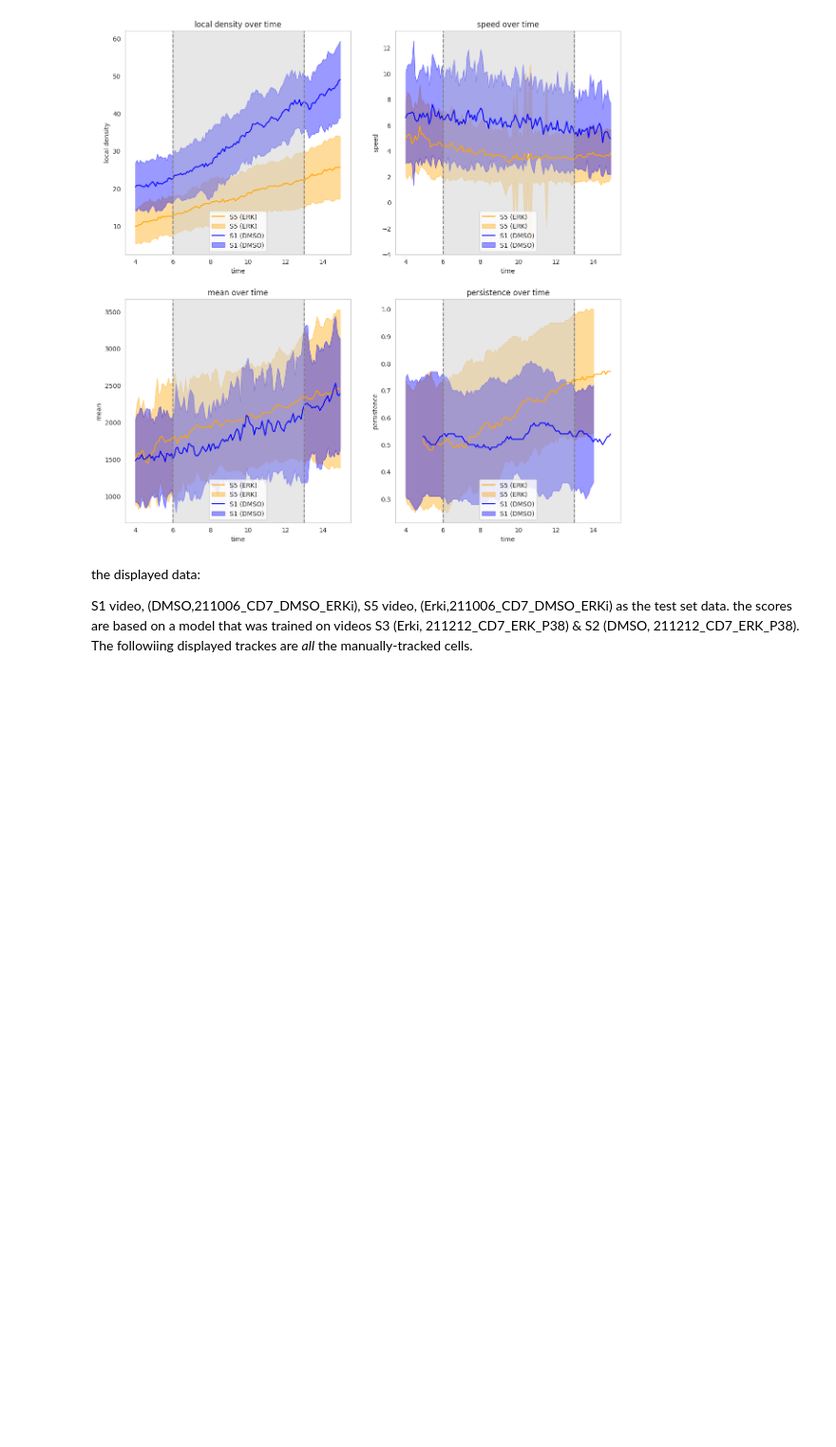
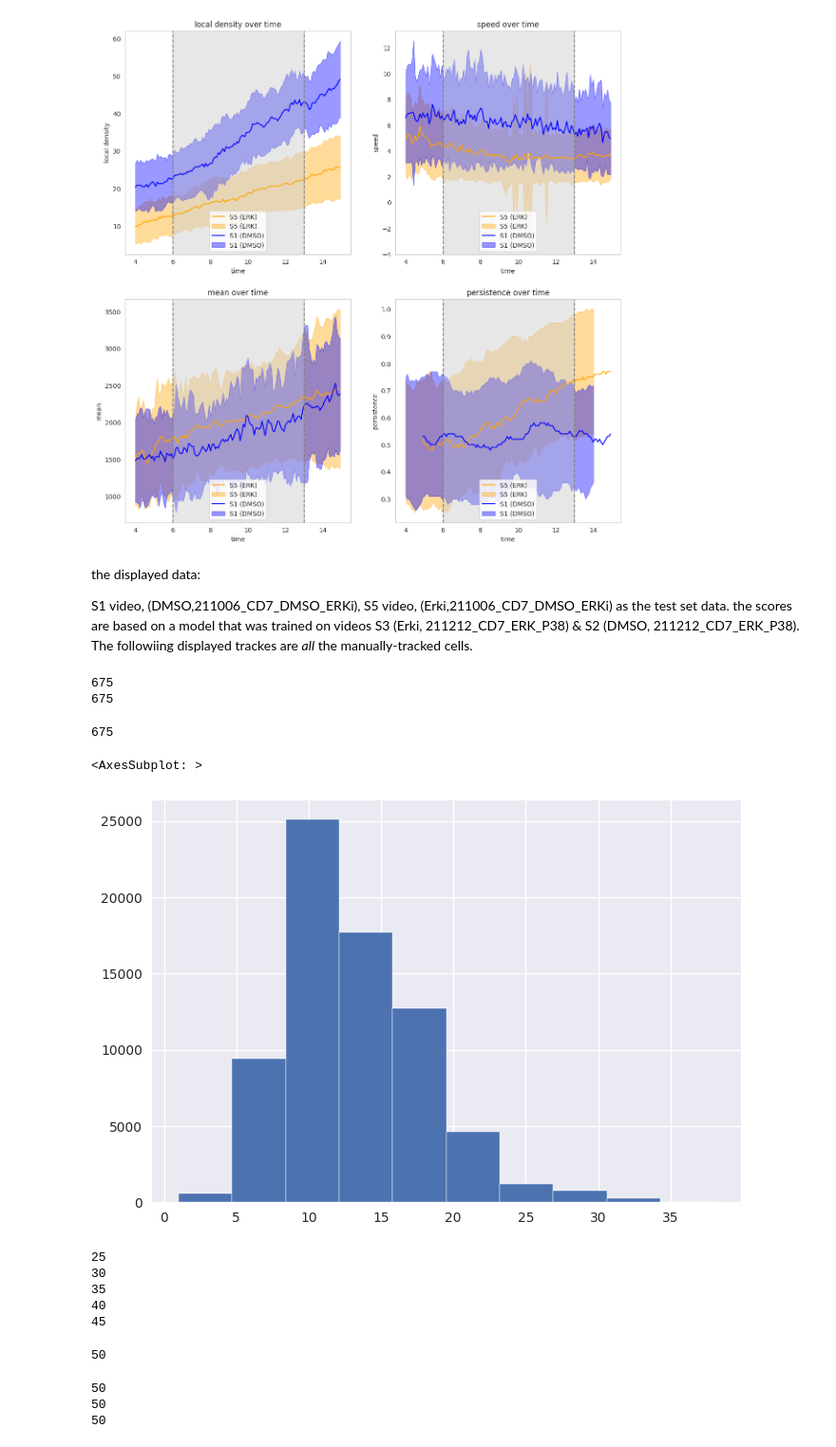
Before and after one commit to zaritskylab/muscle-formation-prediction, a Jupyter notebook: analysis/notebooks/figure_3.ipynb, the cells around one changed output. Shown at 95% size. Drawn from its saved outputs; the diff is of its cells as text; code cells hidden in the pictures; blank space fills up the shorter version.

```diff
--- a/analysis/notebooks/figure_3.ipynb
+++ b/analysis/notebooks/figure_3.ipynb
@@ -116,3 +116,11 @@ the displayed data:
 S1 video, (DMSO,211006_CD7_DMSO_ERKi), S5 video, (Erki,211006_CD7_DMSO_ERKi)
 as the test set data. the scores are based on a model that was trained on videos S3 (Erki, 211212_CD7_ERK_P38) & S2 (DMSO, 211212_CD7_ERK_P38).
 The followiing displayed trackes are *all* the manually-tracked cells.
+# %%
+df = scores_df_s3
+print(df["Spot track ID"].nunique())
+new_df = data_utils.remove_short_tracks(df.copy(), 1)
+print(new_df["Spot track ID"].nunique())
+# %% [output]
+675
+675
@@ -118,0 +165,65 @@ The followiing displayed trackes are *all* the manually-tracked cells.
+# %%
+path = consts.storage_path + "/15-12-2022-actin_intensity local dens-False, s1, s5 train [130, 160] diff window win size 16/track len 30, impute_func-ImputeAllData_impute_zeroes reg MeanOpticalFlowReg_/S3_properties_MeanOpticalFlowReg_.pkl"
+props_s3 = pickle.load(open(path, 'rb'))
+props_s3["Spot track ID"].nunique()
+ids = props_s3["Spot track ID"].unique()
+# %%
+scores_df_s3["Spot track ID"].nunique()
+# %% [output]
+675
+# %%
+props_s3["local_density"].hist()
+# %% [output]
+<AxesSubplot: >
+[figure, added]
+# %%
+from data_layer.features_calculator import LocalDensityFeaturesCalculator
+
+def get_local_density(scores_df, vid_num, local_den_dist=50):
+    """
+    Local density: the number of nuclei within a radius of 50 µm around the cell.
+    :param scores_df: (pd.DataFrame) differntiation scores by motility & actin intensity models
+    :param vid_num: (int) number of the data's video stage (1/2/3/5/6/8)
+    :return: (pd.DataFrame) scores with persistence values for each timepoint.
+    """
+
+    def calc_local_den(track, vid_num):
+        track_id = track['Spot track ID'].max()
+        local_den_lst = list(calculator.get_single_cell_measures(track_id, track, None, None, vid_num)["local density"])
+        return local_den_lst
+
+    def map_local_den(x, persistence_lst):
+        return persistence_lst[x.iloc[0]]
+
+    calculator = LocalDensityFeaturesCalculator()
+    calculator.neighboring_distance = local_den_dist
+    print(calculator.neighboring_distance)
+    local_den_lst = scores_df.groupby(['Spot track ID']).apply(lambda x: calc_local_den(x, vid_num))
+    scores_df["local density"] = scores_df.groupby(['Spot track ID'])['Spot track ID'].transform(
+        lambda x: map_local_den(x, local_den_lst))
+
+    return scores_df
+
+scores_df_s3_25 = get_local_density(scores_df_s3.copy(), 3, 25)
+scores_df_s3_30 = get_local_density(scores_df_s3.copy(), 3, 30)
+scores_df_s3_35 = get_local_density(scores_df_s3.copy(), 3, 35)
+scores_df_s3_40 = get_local_density(scores_df_s3.copy(), 3, 40)
+scores_df_s3_45 = get_local_density(scores_df_s3.copy(), 3, 45)
+# %% [output]
+25
+30
+35
+40
+45
+# %%
+scores_df_s3_50 = get_local_density(scores_df_s3.copy(), 3, 50)
+# %% [output]
+50
+# %%
+scores_df_s2_50 = get_local_density(scores_df_s2.copy(), 2, 50)
+scores_df_s1_50 = get_local_density(scores_df_s1.copy(), 1, 50)
+scores_df_s5_50 = get_local_density(scores_df_s5.copy(), 5, 50)
+# %% [output]
+50
+50
+50
```
Also changed, not shown: parts of 11 cells of this notebook, 21 other files.
